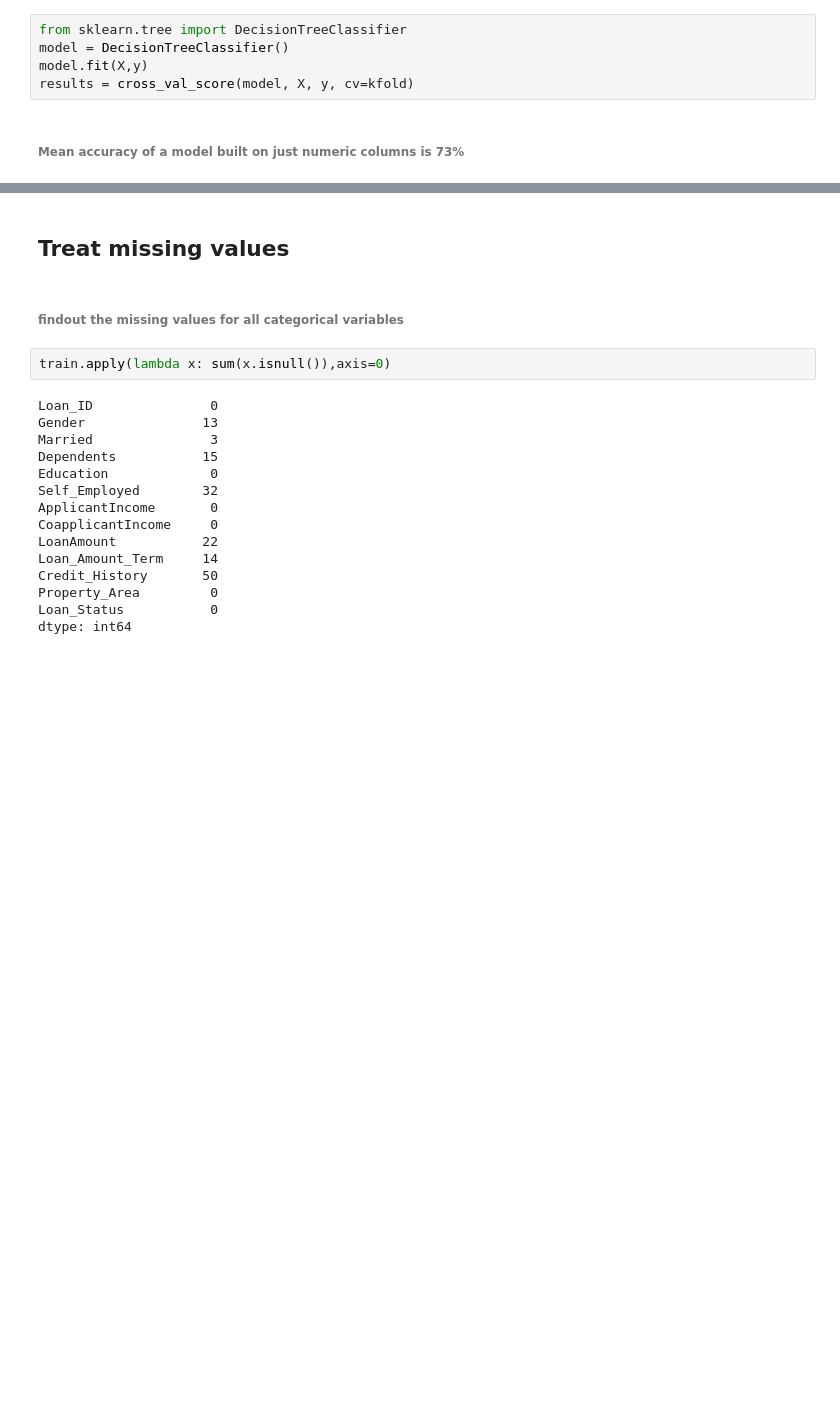
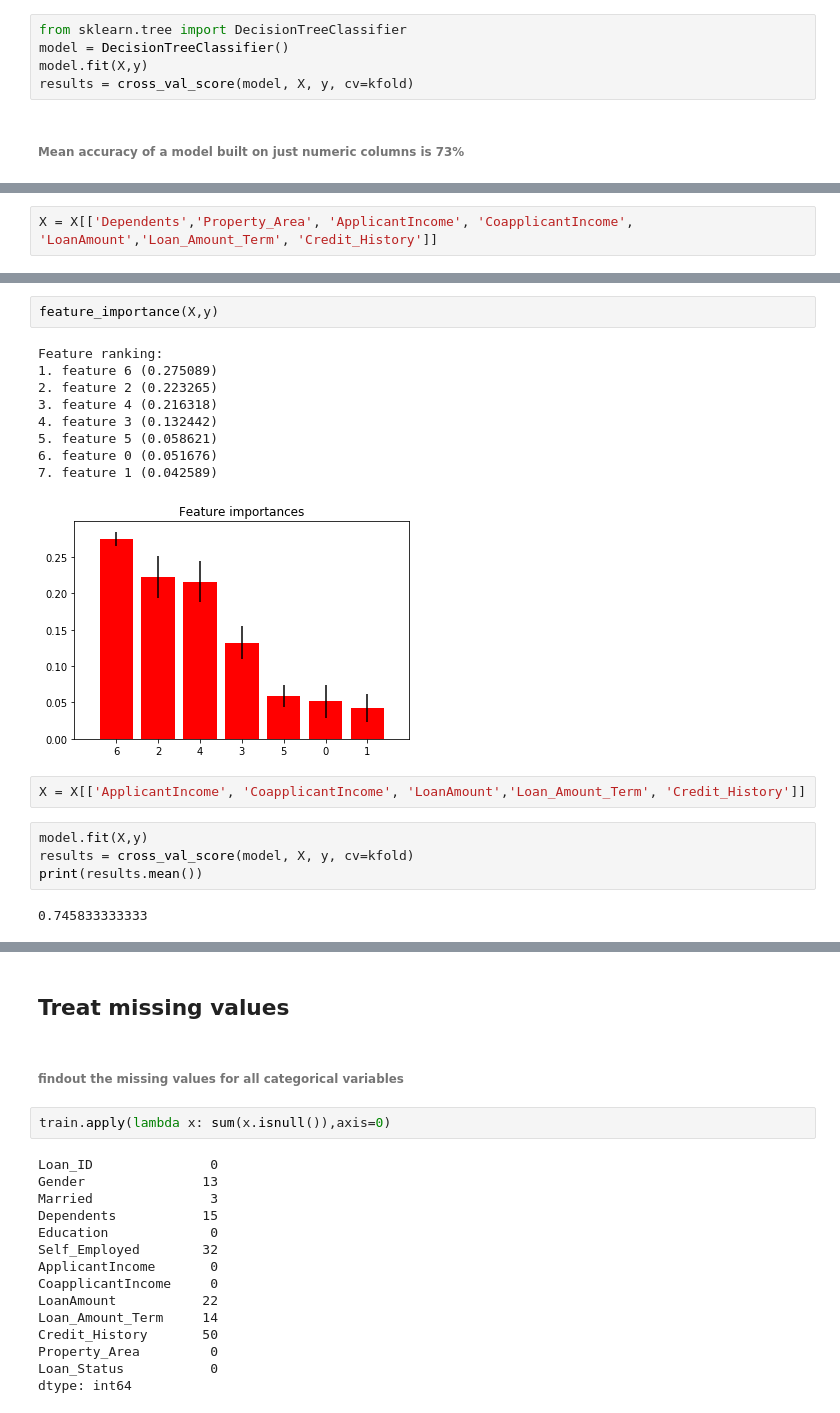
Before and after one commit to krajkumar6/MachineLearning, a Jupyter notebook: classification/Loan Prediction/Load Prediction.ipynb, the cells around one changed output, grey strips where cells are left out. Saved outputs shown, nothing was run; the diff lists cells and outputs as text; blank space fills up the shorter version.

```diff
--- a/classification/Loan Prediction/Load Prediction.ipynb
+++ b/classification/Loan Prediction/Load Prediction.ipynb
@@ -100,0 +178,2 @@ print(results.mean())
+# %%
+X = X[['Dependents','Property_Area', 'ApplicantIncome', 'CoapplicantIncome', 'LoanAmount','Loan_Amount_Term', 'Credit_History']]
@@ -100,0 +186,20 @@ print(results.mean())
+# %%
+feature_importance(X,y)
+# %% [output]
+Feature ranking:
+1. feature 6 (0.275089)
+2. feature 2 (0.223265)
+3. feature 4 (0.216318)
+4. feature 3 (0.132442)
+5. feature 5 (0.058621)
+6. feature 0 (0.051676)
+7. feature 1 (0.042589)
+[figure, added]
+# %%
+X = X[['ApplicantIncome', 'CoapplicantIncome', 'LoanAmount','Loan_Amount_Term', 'Credit_History']]
+# %%
+model.fit(X,y)
+results = cross_val_score(model, X, y, cv=kfold)
+print(results.mean())
+# %% [output]
+0.745833333333
```
Also changed, not shown: parts of 96 cells of this notebook, 1 other file.
